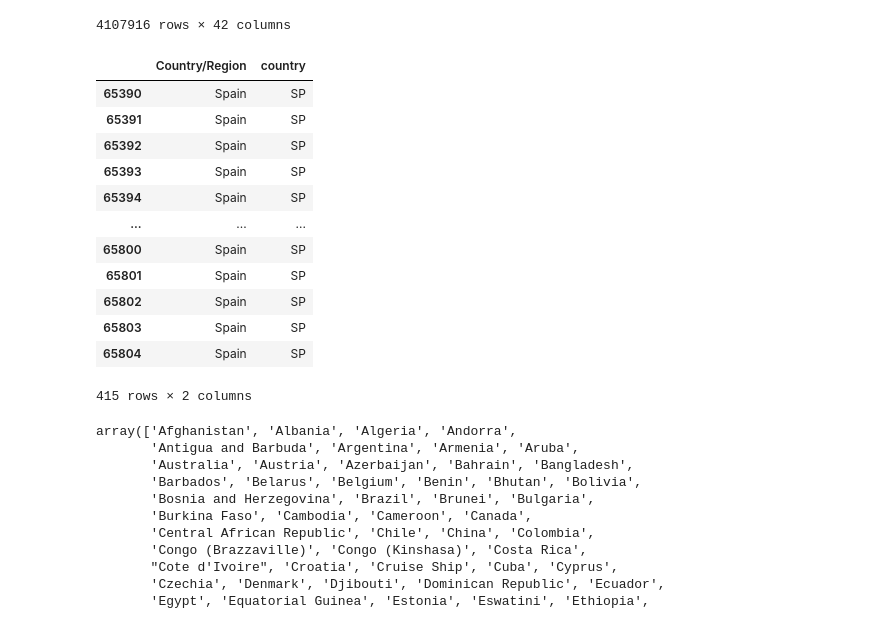
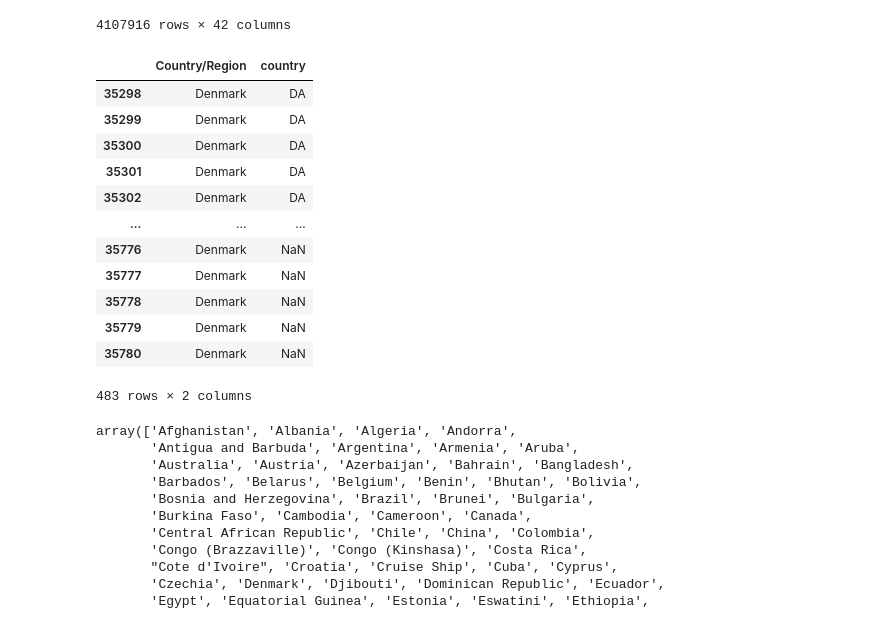
Before and after one commit to lucasbotellaroca/Covid-19_Reproduction_Rate_Estimator, a Jupyter notebook: weather_data.ipynb, the cells around one changed output. Drawn from its saved outputs; the diff is of its cells as text; code cells hidden in the pictures.

```diff
--- a/weather_data.ipynb
+++ b/weather_data.ipynb
@@ -22,7 +22,7 @@ dataframe_stations = client.list_rows(
         bigquery.SchemaField("wban", "STRING"), #wban number, weather bureau army
         bigquery.SchemaField("country", "STRING"),
         bigquery.SchemaField("lat", "FLOAT"),
-        bigquery.SchemaField("lon", "FLOAT"),
+        bigquery.SchemaField("lon", "FLOAT")
     ],
 ).to_dataframe()
 
@@ -43 +43,4 @@ dataframe_stations
 29561 rows × 5 columns
+# %%
+dataframe_stations['STN'] = dataframe_stations['usaf'] + '-' + dataframe_stations['wban']
+dataframe_stations.dtypes
@@ -50,15 +61,9 @@ dataframe_gsod2020= client.list_rows(table1_gsod2020,
     selected_fields=[
         bigquery.SchemaField("stn", "STRING"), #station number
         bigquery.SchemaField("wban", "STRING"), #station number
-        bigquery.SchemaField("year", "INTEGER"),
-        bigquery.SchemaField("mo", "INTEGER"),
-        bigquery.SchemaField("da", "INTEGER"),
+        bigquery.SchemaField("date", "DATE"),
         bigquery.SchemaField("temp", "FLOAT"), #mean temp of the day
-        bigquery.SchemaField("dewp", "FLOAT"), #mean_dew_point
-        bigquery.SchemaField("slp", "FLOAT"), #mean_sealevel_pressure
-        bigquery.SchemaField("wdsp", "FLOAT"), #mean_wind_speed
         bigquery.SchemaField("prcp", "FLOAT"), #total_precipitation
-        bigquery.SchemaField("sndp", "FLOAT"), #snow_depth
     ],).to_dataframe()
 
 dataframe_gsod2020
@@ -191,21 +552,21 @@ CovidWeather
 # %%
 train_countries=CovidWeather[['Country/Region', 'country']]
 train_countries.drop_duplicates()
-train_countries[train_countries['Country/Region']=='Spain']
+train_countries[train_countries['Country/Region']=='Denmark']
 # %% [output]
 |  | Country/Region | country |
-| 65390 | Spain | SP |
-| 65391 | Spain | SP |
-| 65392 | Spain | SP |
-| 65393 | Spain | SP |
-| 65394 | Spain | SP |
+| 35298 | Denmark | DA |
+| 35299 | Denmark | DA |
+| 35300 | Denmark | DA |
+| 35301 | Denmark | DA |
+| 35302 | Denmark | DA |
 | ... | ... | ... |
-| 65800 | Spain | SP |
-| 65801 | Spain | SP |
-| 65802 | Spain | SP |
-| 65803 | Spain | SP |
-| 65804 | Spain | SP |
+| 35776 | Denmark | NaN |
+| 35777 | Denmark | NaN |
+| 35778 | Denmark | NaN |
+| 35779 | Denmark | NaN |
+| 35780 | Denmark | NaN |
-415 rows × 2 columns
+483 rows × 2 columns
 # %%
 CovidWeather['Country/Region'].unique()
 # %% [output]
```
Also changed, not shown: parts of 28 cells of this notebook.
